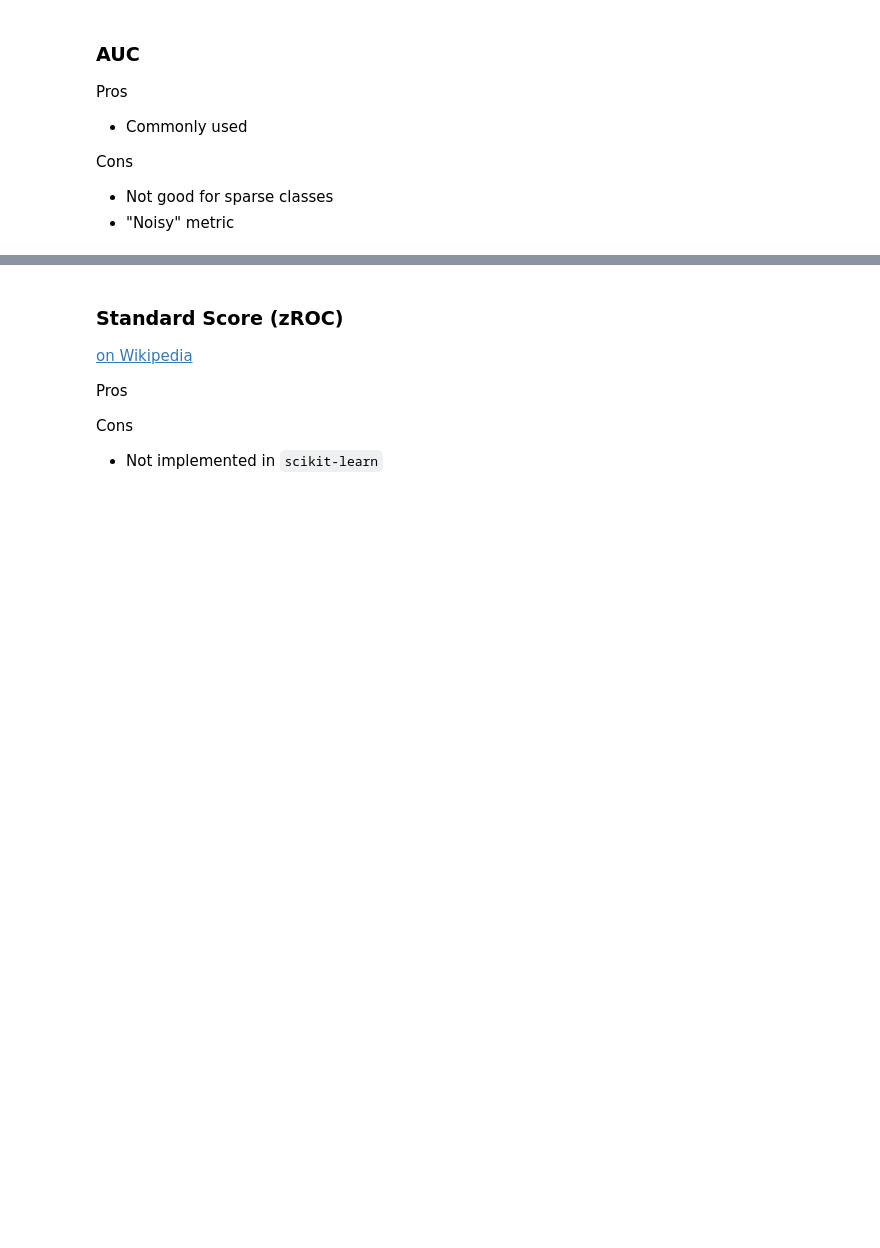
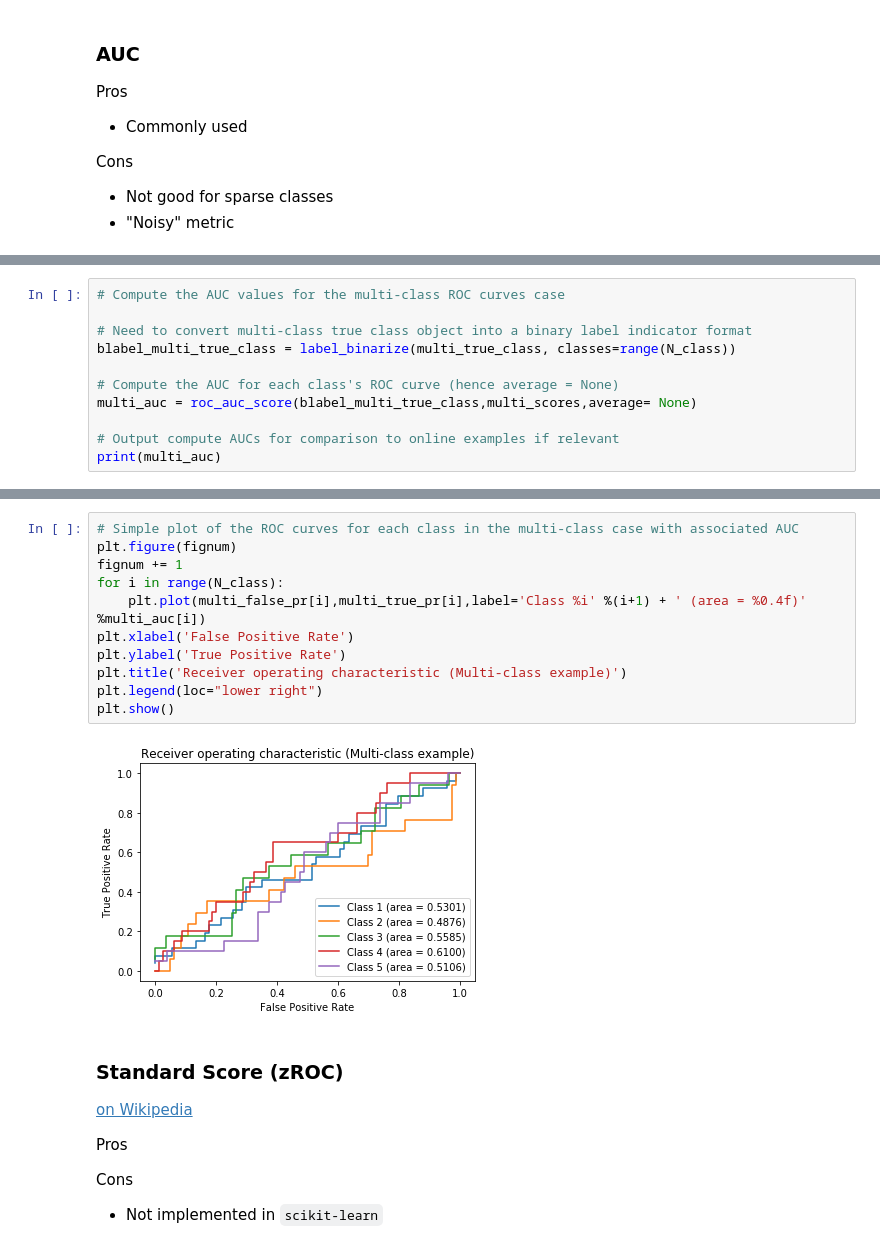
Before and after one commit to aimalz/proclam, a Jupyter notebook: metric_implement.ipynb, the cells around one changed output, grey strips where cells are left out. Cells and saved outputs as stored; diff of their text form; blank space fills up the shorter version.

```diff
--- a/metric_implement.ipynb
+++ b/metric_implement.ipynb
@@ -60,0 +109,11 @@ Cons
+# %%
+# Compute the AUC values for the multi-class ROC curves case
+
+# Need to convert multi-class true class object into a binary label indicator format
+blabel_multi_true_class = label_binarize(multi_true_class, classes=range(N_class))
+
+# Compute the AUC for each class's ROC curve (hence average = None)
+multi_auc = roc_auc_score(blabel_multi_true_class,multi_scores,average= None)
+
+# Output compute AUCs for comparison to online examples if relevant
+print(multi_auc)
@@ -79,3 +134,16 @@ plt.show()
+# %%
+# Simple plot of the ROC curves for each class in the multi-class case with associated AUC
+plt.figure(fignum)
+fignum += 1
+for i in range(N_class):
+    plt.plot(multi_false_pr[i],multi_true_pr[i],label='Class %i' %(i+1) + ' (area = %0.4f)' %multi_auc[i])
+plt.xlabel('False Positive Rate')
+plt.ylabel('True Positive Rate')
+plt.title('Receiver operating characteristic (Multi-class example)')
+plt.legend(loc="lower right")
+plt.show()
+# %% [output]
+[figure, added]
 # %% [markdown]
 ### Standard Score (zROC)
 
```
Also changed, not shown: parts of 11 cells of this notebook.
